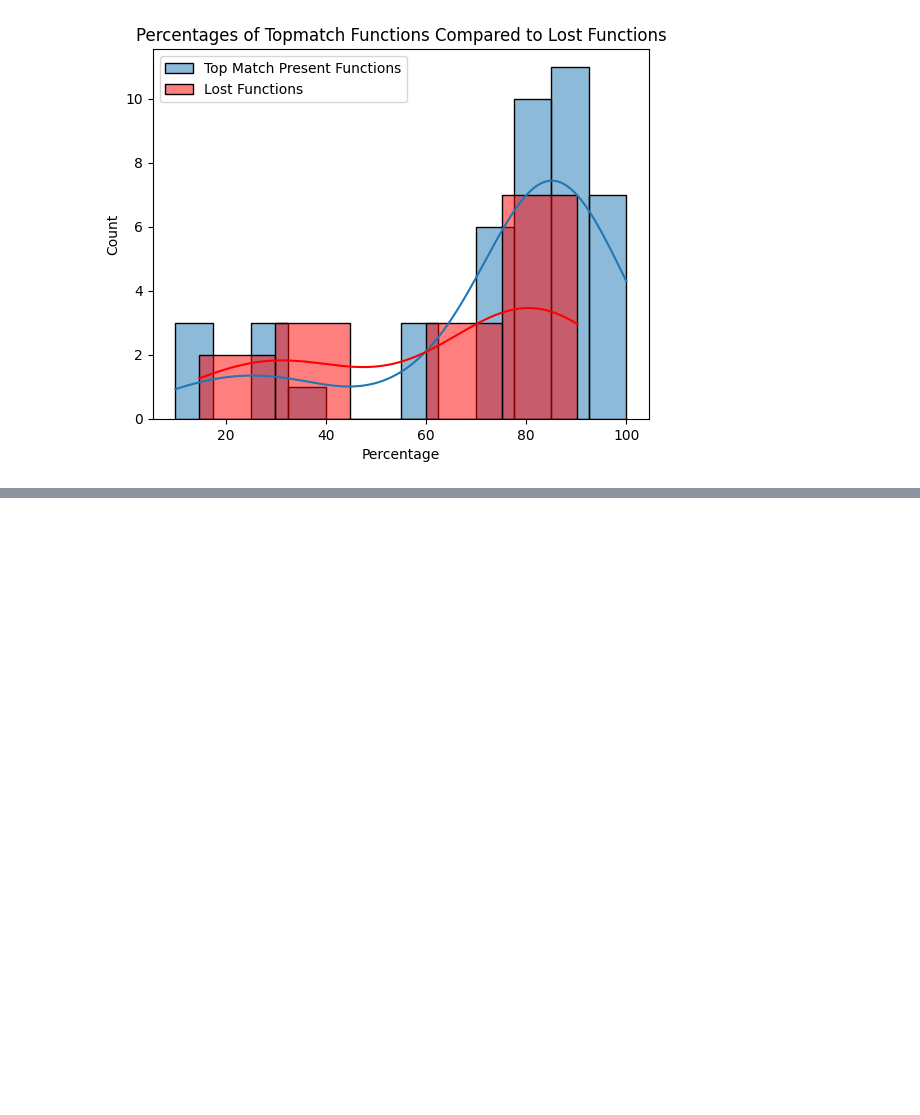
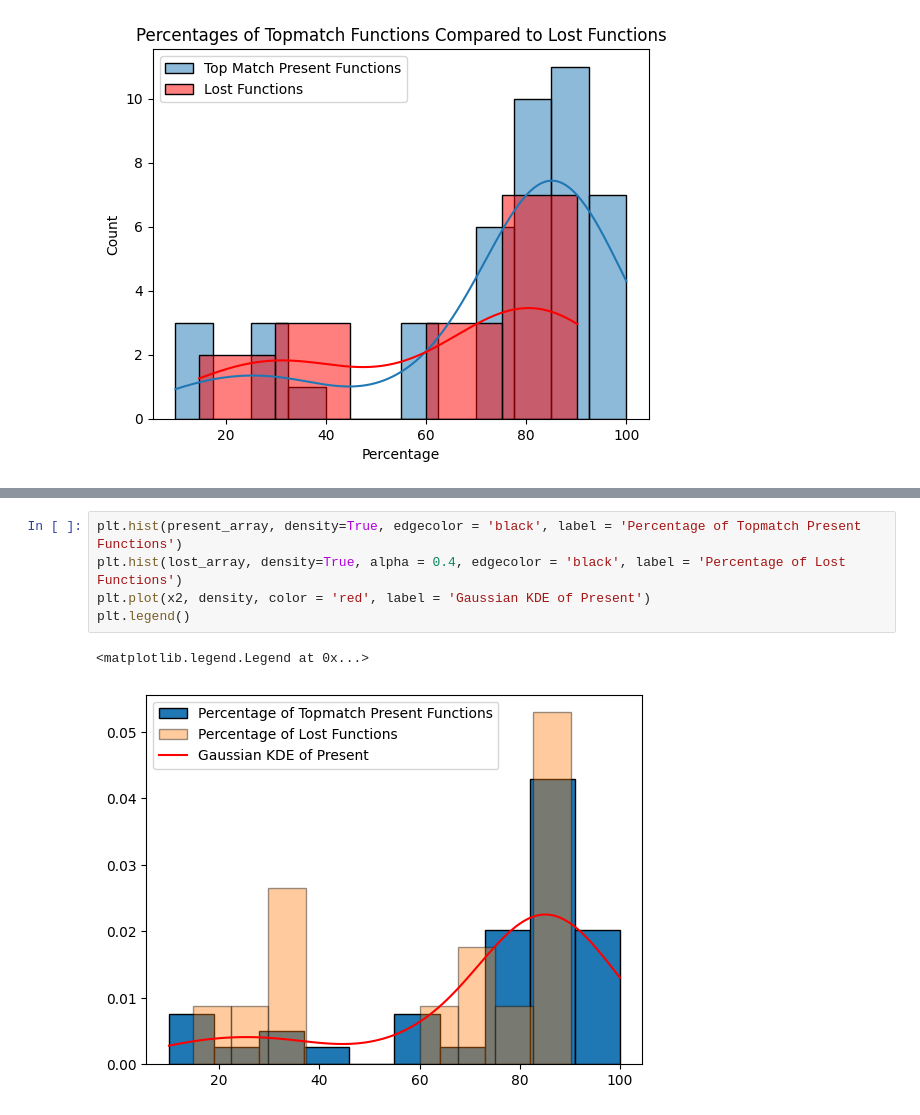
Before and after one commit to jtdocter27/EcoDr, a Jupyter notebook: EnCen/Figures for paper/as_specic_figures.ipynb, the cells around one changed output, grey strips where cells are left out. Drawn from its saved outputs; the diff is of its cells as text; blank space fills up the shorter version.

```diff
--- a/EnCen/Figures for paper/as_specic_figures.ipynb
+++ b/EnCen/Figures for paper/as_specic_figures.ipynb
@@ -64,0 +84,8 @@ Text(0.5, 1.0, 'Percentages of Topmatch Functions Compared to Lost Functions')
+# %%
+plt.hist(present_array, density=True, edgecolor = 'black', label = 'Percentage of Topmatch Present Functions')
+plt.hist(lost_array, density=True, alpha = 0.4, edgecolor = 'black', label = 'Percentage of Lost Functions')
+plt.plot(x2, density, color = 'red', label = 'Gaussian KDE of Present')
+plt.legend()
+# %% [output]
+<matplotlib.legend.Legend at 0x...>
+[figure, added]
```
Also changed, not shown: parts of 3 cells of this notebook.
